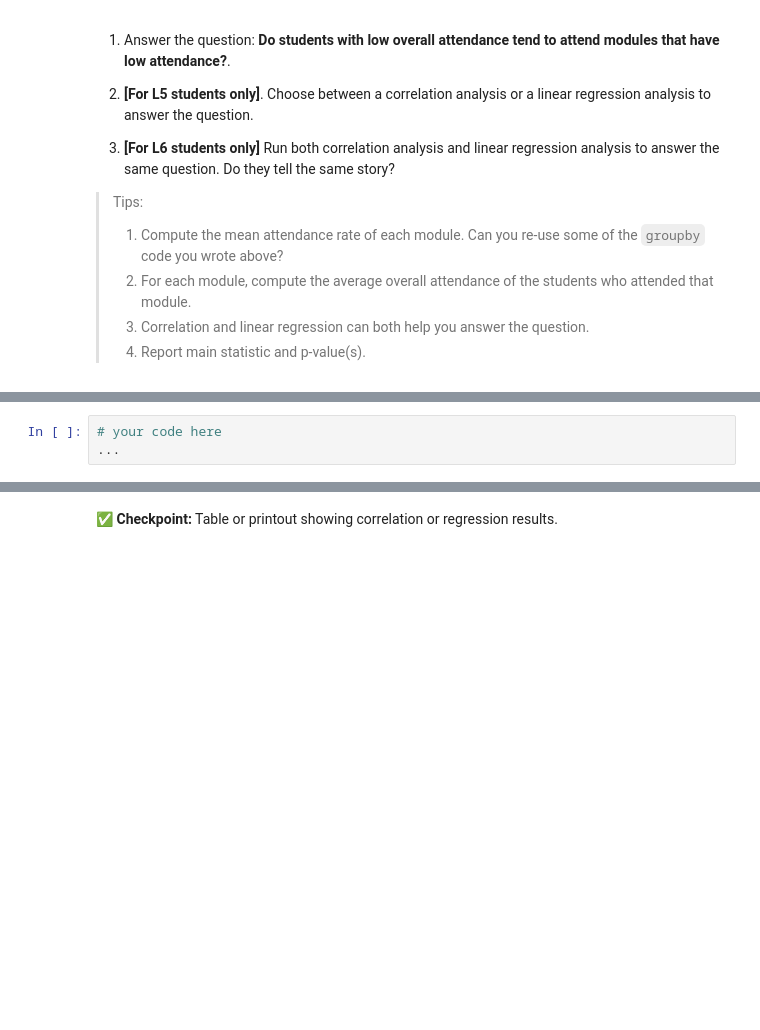
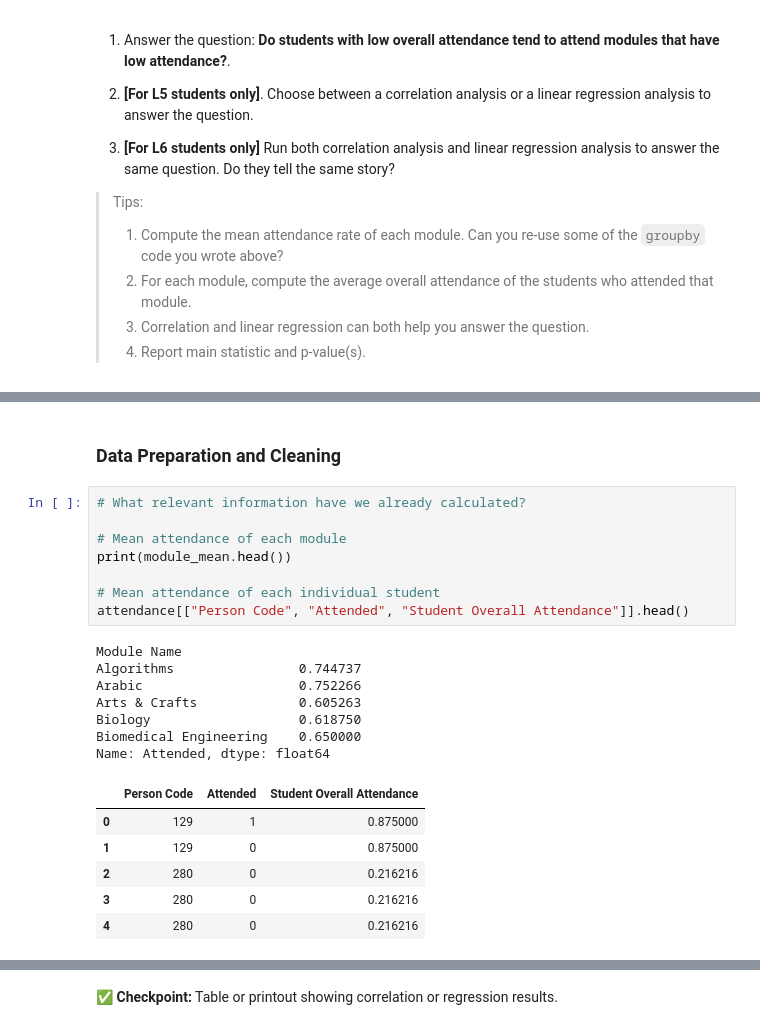
Before and after one commit to fleursmith/dsci_summative1, a Jupyter notebook: summative1-1.ipynb, the cells around one changed output, grey strips where cells are left out. Saved outputs shown, nothing was run; the diff lists cells and outputs as text; blank space fills up the shorter version.

```diff
--- a/summative1-1.ipynb
+++ b/summative1-1.ipynb
@@ -653,3 +672,24 @@ plt.show()
+# %% [markdown]
+### Data Preparation and Cleaning
 # %%
-# your code here
-...
+# What relevant information have we already calculated?
+
+# Mean attendance of each module
+print(module_mean.head())
+
+# Mean attendance of each individual student
+attendance[["Person Code", "Attended", "Student Overall Attendance"]].head()
+# %% [output]
+Module Name
+Algorithms                0.744737
+Arabic                    0.752266
+Arts & Crafts             0.605263
+Biology                   0.618750
+Biomedical Engineering    0.650000
+Name: Attended, dtype: float64
+|  | Person Code | Attended | Student Overall Attendance |
+| 0 | 129 | 1 | 0.875000 |
+| 1 | 129 | 0 | 0.875000 |
+| 2 | 280 | 0 | 0.216216 |
+| 3 | 280 | 0 | 0.216216 |
+| 4 | 280 | 0 | 0.216216 |
```
Also changed, not shown: parts of 27 cells of this notebook.
